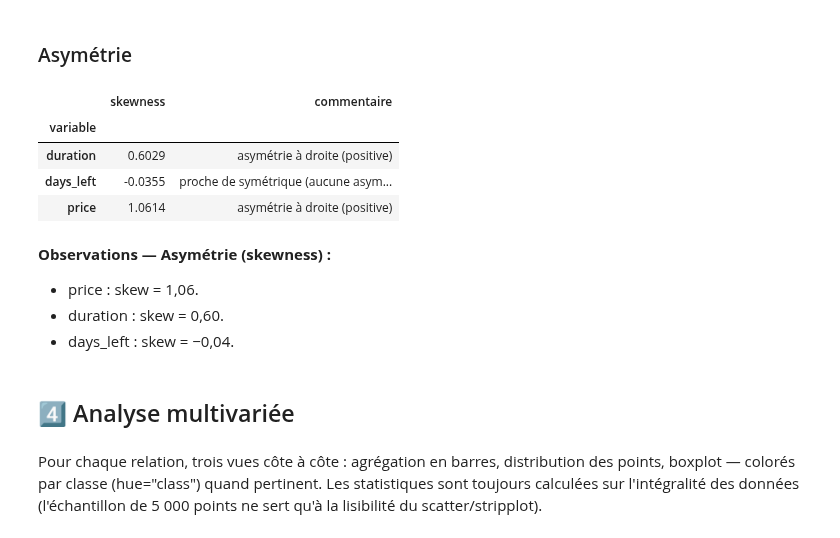
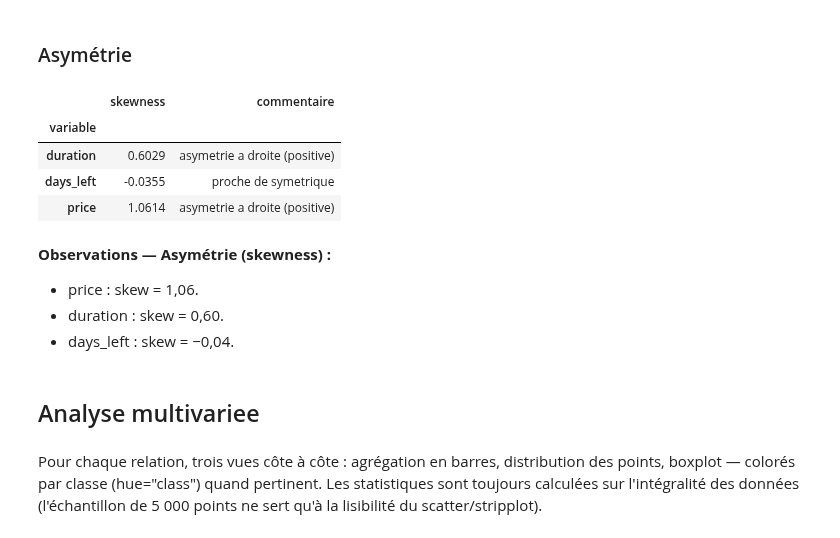
Before and after one commit to Oumohgh/Prediction-du-prix-des-billets-d-avion, a Jupyter notebook: notebooks/flight_price_prediction.ipynb, the cells around one changed output. Cells and saved outputs as stored; diff of their text form; code cells hidden in the pictures.

```diff
--- a/notebooks/flight_price_prediction.ipynb
+++ b/notebooks/flight_price_prediction.ipynb
@@ -492,35 +488,35 @@ for col in numerical_cols:
 # %%
 
 from scipy.stats import skew
 sk_list = []
 for col in numerical_cols:
     skv = skew(df[col], nan_policy='omit')
     if skv > 0.1:
-        comm = "asymétrie à droite (positive)"
+        comm = "asymetrie a droite (positive)"
     elif skv < -0.1:
-        comm = "asymétrie à gauche (négative)"
+        comm = "asymetrie a gauche (negative)"
     else:
-        comm = "proche de symétrique (aucune asymétrie marquée)"
+        comm = "proche de symetrique "
     sk_list.append({
         "variable": col,
         "skewness": round(float(skv), 4),
         "commentaire": comm
     })
 sk_df = pd.DataFrame(sk_list).set_index("variable")
 display(sk_df)
 # %% [output]
 |  | skewness | commentaire |
 | variable |  |  |
-| duration | 0.6029 | asymétrie à droite (positive) |
-| days_left | -0.0355 | proche de symétrique (aucune asym... |
-| price | 1.0614 | asymétrie à droite (positive) |
+| duration | 0.6029 | asymetrie a droite (positive) |
+| days_left | -0.0355 | proche de symetrique |
+| price | 1.0614 | asymetrie a droite (positive) |
 # %% [markdown]
 **Observations — Asymétrie (skewness) :**
 - price : skew = 1,06.
 - duration : skew = 0,60.
 - days_left : skew = −0,04.
 # %% [markdown]
-## 4️⃣ Analyse multivariée
+##  Analyse multivariee
 # %% [markdown]
 Pour chaque relation, trois vues côte à côte : agrégation en barres, distribution des points, boxplot — colorés par classe (hue="class") quand pertinent. Les statistiques sont toujours calculées sur l'intégralité des données (l'échantillon de 5 000 points ne sert qu'à la lisibilité du scatter/stripplot).
 # %% [markdown]
```
Also changed, not shown: parts of 19 cells of this notebook, 1 other file.
